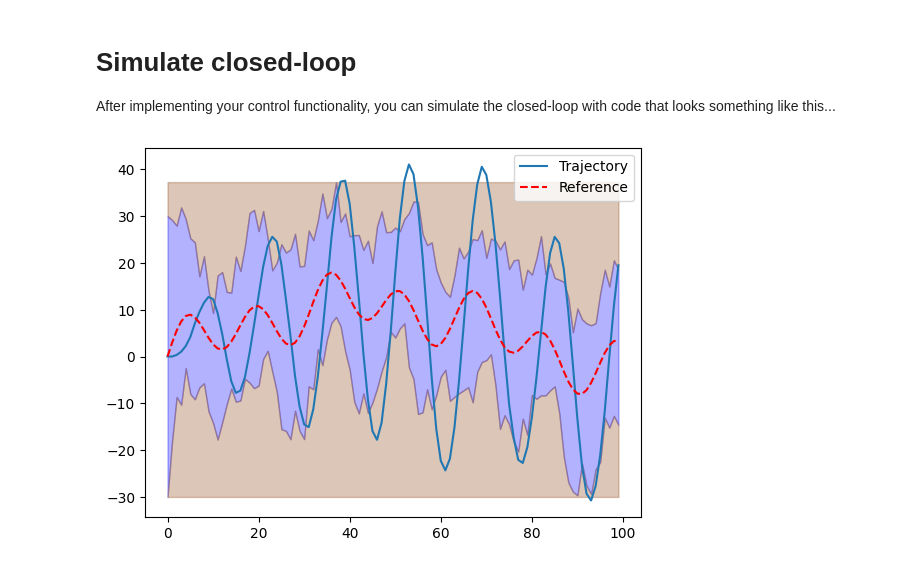
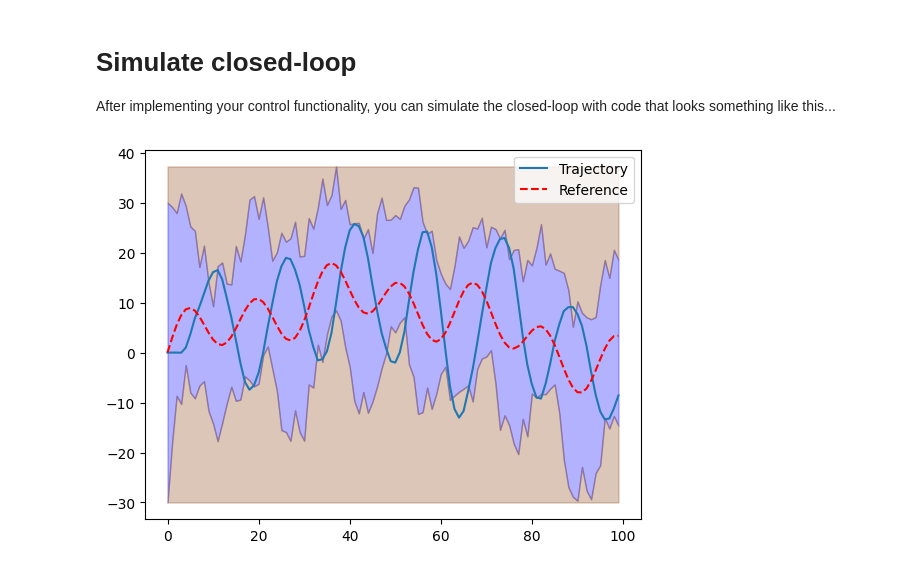
Before and after one commit to alyssac123/b1-coding-practical-mt24, a Jupyter notebook: uuv_mission/demo.ipynb, the cells around one changed output. Cells and saved outputs as stored; diff of their text form; code cells hidden in the pictures.

```diff
--- a/uuv_mission/demo.ipynb
+++ b/uuv_mission/demo.ipynb
@@ -12,18 +12,18 @@ After implementing your control functionality, you can simulate the closed-loop
 # %%
 # Import relevant modules
 from dynamic import Submarine, Mission, ClosedLoop # IMPORTING THE NECESSARY FUNCTIONS FROM dynamic
 from control import PDController # IMPORTING THE NECESSARY FUNCTION FROM control
 
 sub = Submarine()
 # Instantiate your controller (depending on your implementation)
-kp = 0.15 # Choosing the proportional gain
+kp = 0.10 # Choosing the proportional gain
 kd = 0.6 # Choosing the derivative gain
 controller = PDController(kp=kp, kd=kd)
 
 closed_loop = ClosedLoop(sub, controller)
 mission = Mission.from_csv(r"C:\Users\alyss\Documents\B1-PROJECT-1\b1-coding-practical-mt24\uuv_mission\mission.csv") # This is the relative path of the mission file.
 
 trajectory = closed_loop.simulate_with_random_disturbances(mission)
 trajectory.plot_completed_mission(mission)
 # %% [output]
-[figure, old version]
+[figure, new version]
```
